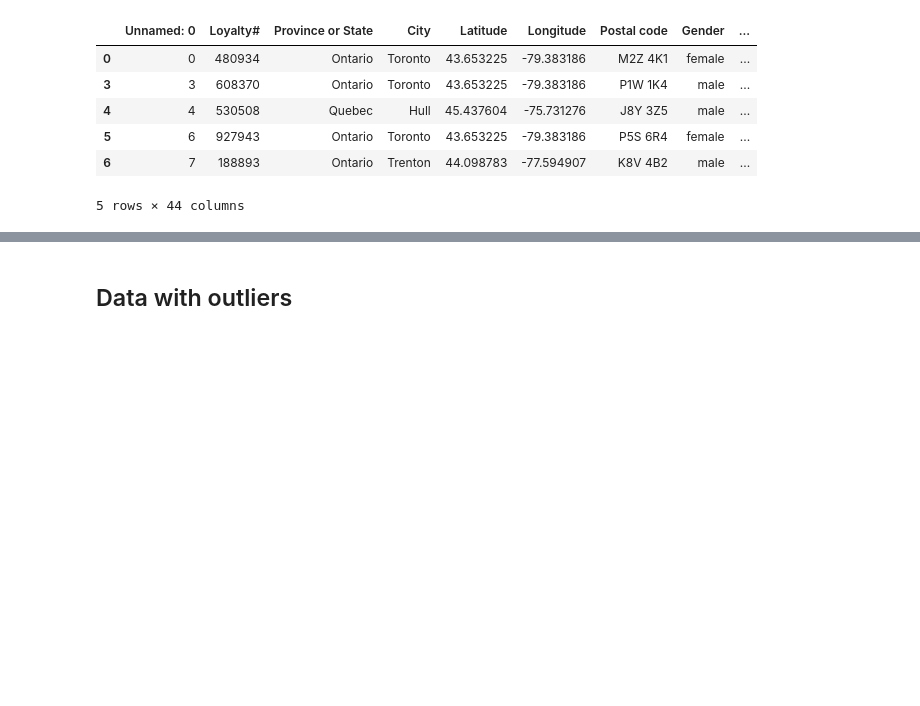
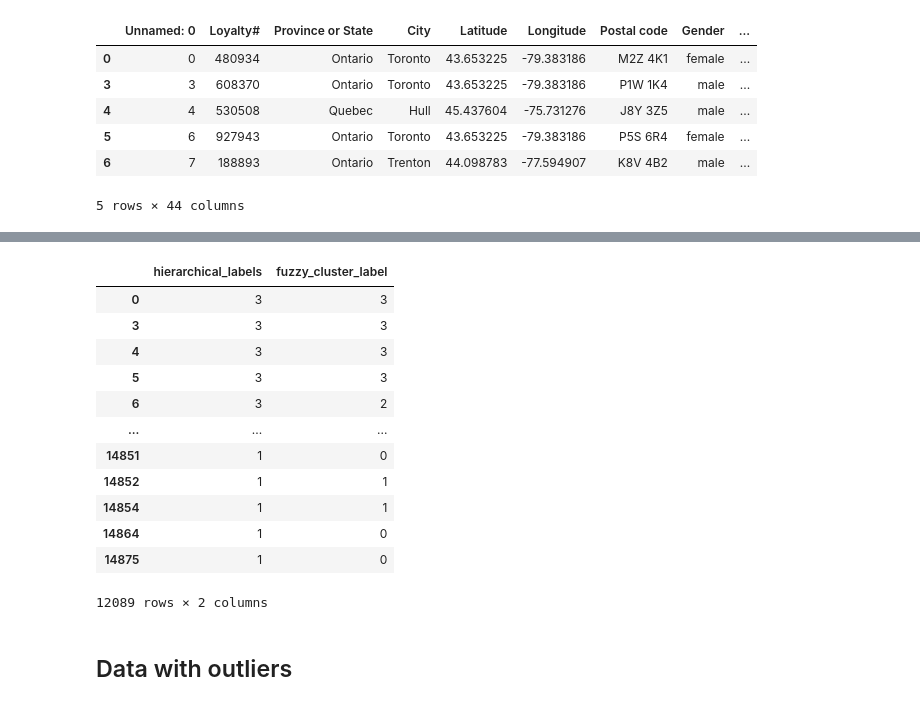
Before and after one commit to LiberoBiagi/DM_Nova_IMS_25-26, a Jupyter notebook: data_mining.ipynb, the cells around one changed output, grey strips where cells are left out. Cells and saved outputs as stored; diff of their text form; code cells hidden in the pictures; blank space fills up the shorter version.

```diff
--- a/data_mining.ipynb
+++ b/data_mining.ipynb
@@ -2915,3 +2979,32 @@ df_scaled_active.head()
+# %%
+mapping = {
+    (0, 0): 3,
+    (0, 1): 1,
+    (1, 0): 2,
+    (1, 1): 0
+}
+
+
+df_scaled_active["fuzzy_cluster_label"] = df_scaled_active.apply(
+    lambda row: mapping.get((row["fuzzy_behavioural"], row["fuzzy_value"]), 0),
+    axis=1
+)
+# %%
+df_scaled_active[["hierarchical_labels", "fuzzy_cluster_label"]]
+# %% [output]
+|  | hierarchical_labels | fuzzy_cluster_label |
+| 0 | 3 | 3 |
+| 3 | 3 | 3 |
+| 4 | 3 | 3 |
+| 5 | 3 | 3 |
+| 6 | 3 | 2 |
+| ... | ... | ... |
+| 14851 | 1 | 0 |
+| 14852 | 1 | 1 |
+| 14854 | 1 | 1 |
+| 14864 | 1 | 0 |
+| 14875 | 1 | 0 |
+12089 rows × 2 columns
 # %% [markdown]
 ## Data with outliers
 # %% [markdown]
```
Also changed, not shown: parts of 36 cells of this notebook, 1 other file.
